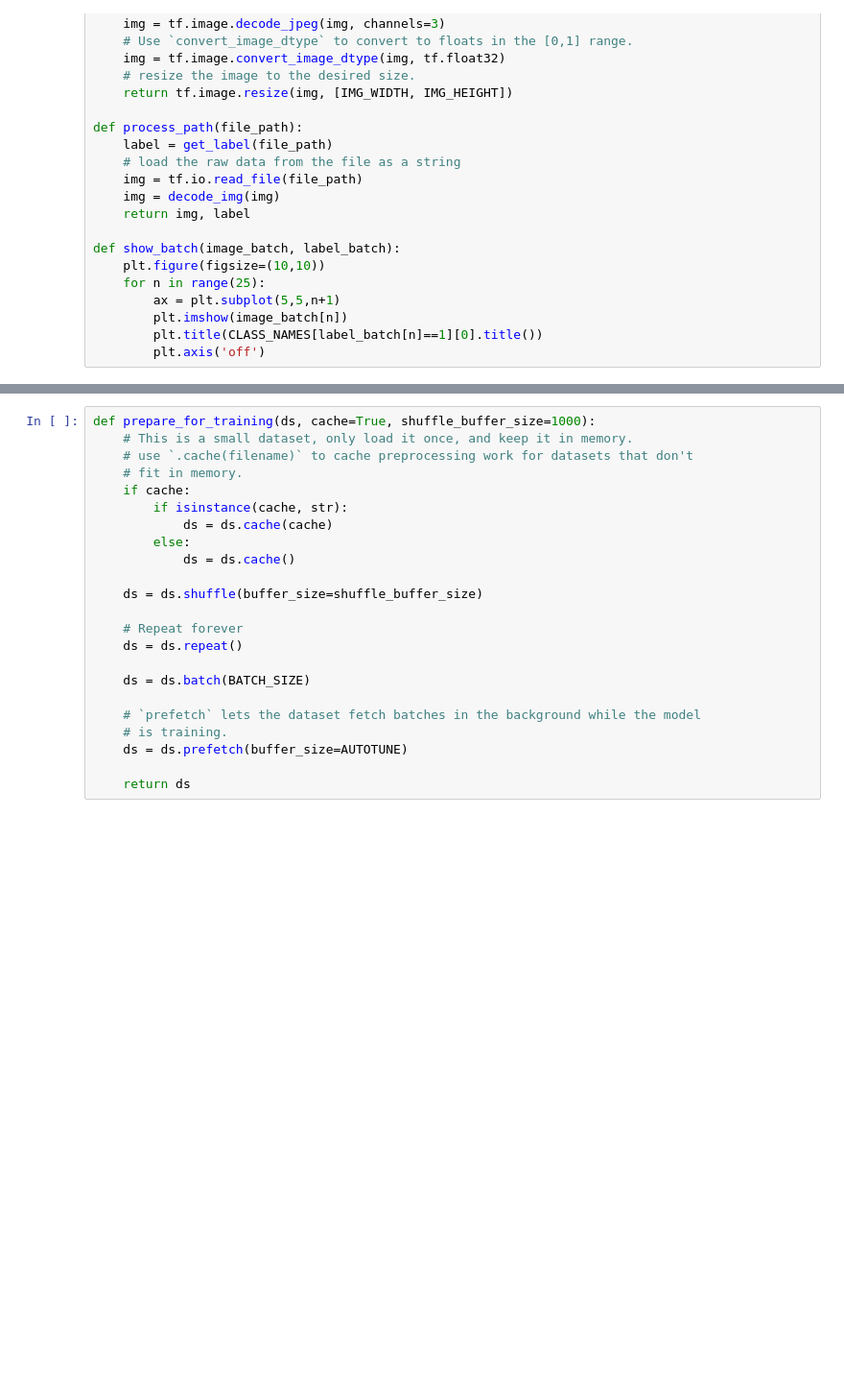
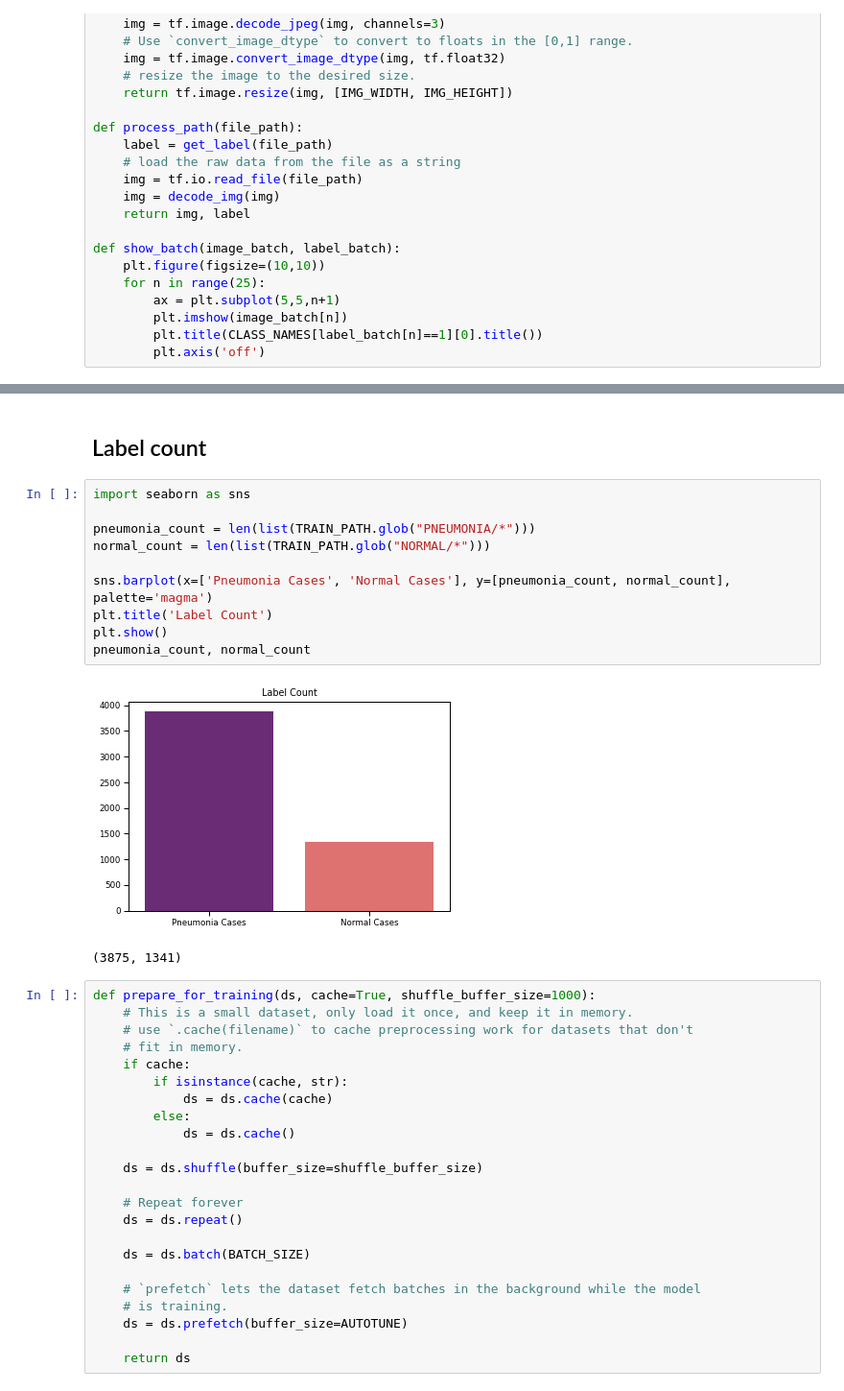
Before and after one commit to deeplearningunb/pneumonia-diagnosis, a Jupyter notebook: demo.ipynb, the cells around one changed output, grey strips where cells are left out. Shown at 96% size. Cells and saved outputs as stored; diff of their text form; blank space fills up the shorter version.

Commit message:
Add label count plot
Signed-off-by: Gabriel Ziegler <gabrielziegler3@gmail.com>

```diff
--- a/demo.ipynb
+++ b/demo.ipynb
@@ -109,3 +112,18 @@ Label:  [False  True]
+# %% [markdown]
+## Label count
+# %%
+import seaborn as sns
+
+pneumonia_count = len(list(TRAIN_PATH.glob("PNEUMONIA/*")))
+normal_count = len(list(TRAIN_PATH.glob("NORMAL/*")))
+
+sns.barplot(x=['Pneumonia Cases', 'Normal Cases'], y=[pneumonia_count, normal_count], palette='magma')
+plt.title('Label Count')
+plt.show()
+pneumonia_count, normal_count
+# %% [output]
+[figure, added]
+(3875, 1341)
 # %%
 def prepare_for_training(ds, cache=True, shuffle_buffer_size=1000):
     # This is a small dataset, only load it once, and keep it in memory.
```
Also changed, not shown: parts of 9 cells of this notebook.
